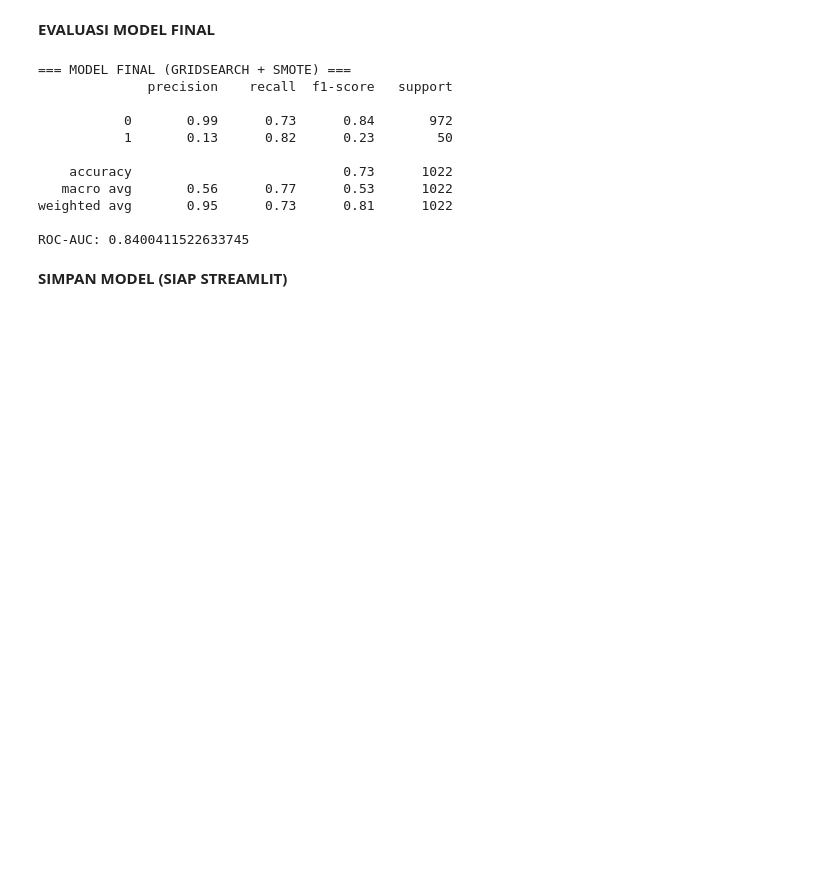
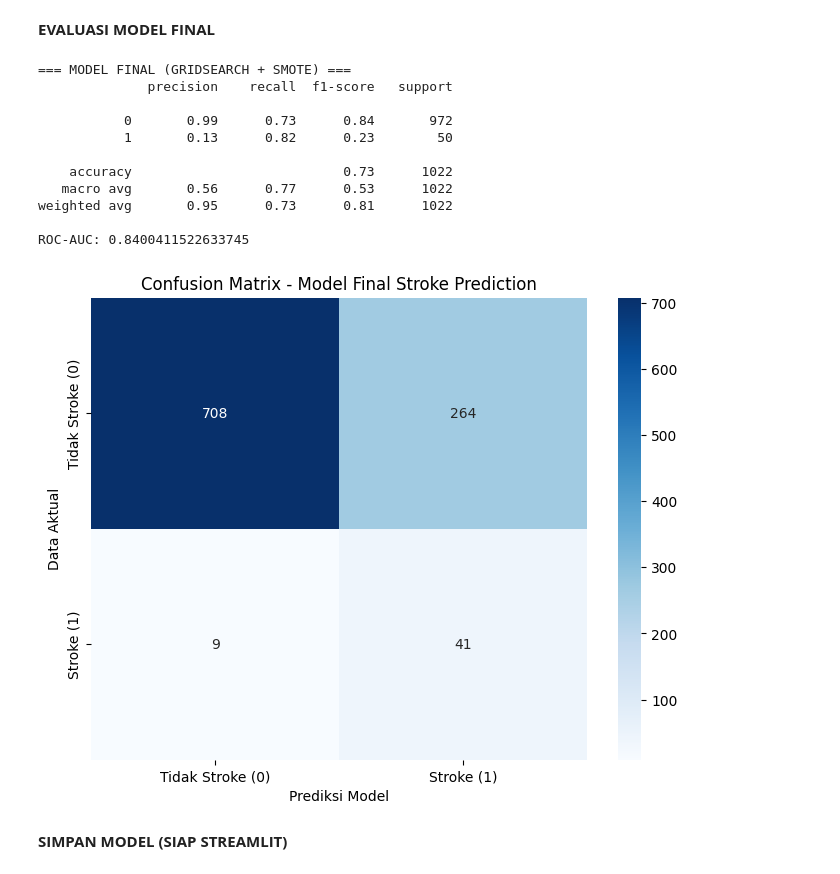
Before and after one commit to WahyuKhairi06/BigData_2311531009_Wahyu-Khairi, a Jupyter notebook: Tugas Besar Praktikum/Tugas_besar_praktikum_big_data_.ipynb, the cells around one changed output. Drawn from its saved outputs; the diff is of its cells as text; code cells hidden in the pictures; blank space fills up the shorter version.

```diff
--- a/Tugas Besar Praktikum/Tugas_besar_praktikum_big_data_.ipynb
+++ b/Tugas Besar Praktikum/Tugas_besar_praktikum_big_data_.ipynb
@@ -439,6 +437,29 @@ print("ROC-AUC:", roc_auc_score(y_test, y_prob_final))
 weighted avg       0.95      0.73      0.81      1022
 
 ROC-AUC: 0.8400411522633745
+# %%
+import matplotlib.pyplot as plt
+import seaborn as sns
+from sklearn.metrics import confusion_matrix
+
+# 1. Melakukan prediksi menggunakan model terbaik (best_model)
+y_pred = best_model.predict(X_test)
+
+# 2. Membuat data confusion matrix
+cm = confusion_matrix(y_test, y_pred)
+
+# 3. Visualisasi menggunakan Seaborn Heatmap
+plt.figure(figsize=(8, 6))
+sns.heatmap(cm, annot=True, fmt='d', cmap='Blues',
+            xticklabels=['Tidak Stroke (0)', 'Stroke (1)'],
+            yticklabels=['Tidak Stroke (0)', 'Stroke (1)'])
+
+plt.xlabel('Prediksi Model')
+plt.ylabel('Data Aktual')
+plt.title('Confusion Matrix - Model Final Stroke Prediction')
+plt.show()
+# %% [output]
+[figure, added]
 # %% [markdown]
 **SIMPAN MODEL (SIAP STREAMLIT)**
 # %%
```
Also changed, not shown: parts of 3 cells of this notebook.
